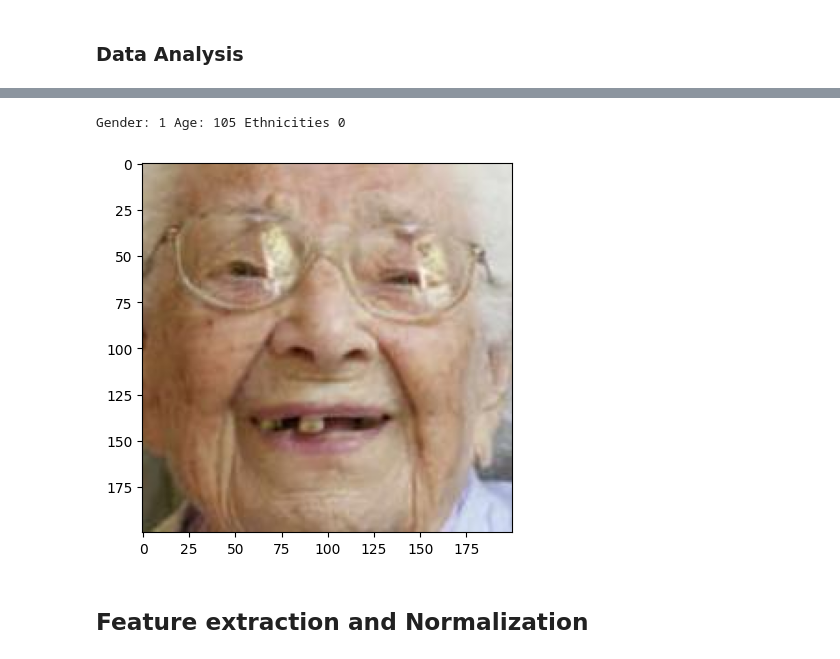
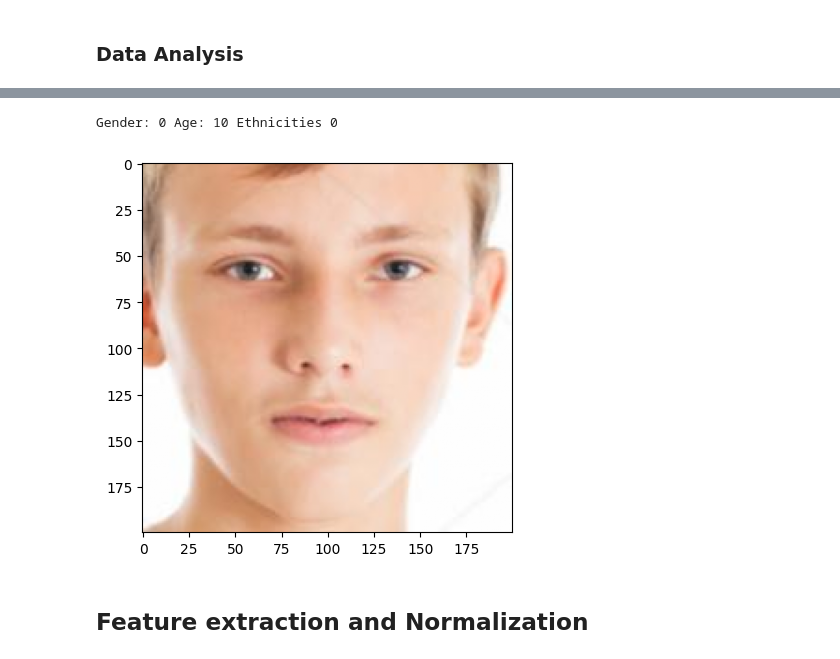
Before and after one commit to ASobreira/Advanced-Machine-Learning, a Jupyter notebook: Project/Project/feature_extraction.ipynb, the cells around one changed output, grey strips where cells are left out. Cells and saved outputs as stored; diff of their text form; code cells hidden in the pictures.

```diff
--- a/Project/Project/feature_extraction.ipynb
+++ b/Project/Project/feature_extraction.ipynb
@@ -52,13 +52,13 @@ ethnicities = []
 counter = 0
 
 for file in files:
-    if counter == 5000:
+    if counter == 500:
         break
 
     image = cv2.imread(path+file)
-    image = cv2.cvtColor(image, cv2.COLOR_RGB2BGR)
+    image = cv2.cvtColor(image, cv2.COLOR_BGR2RGB)
     image = cv2.resize(image, dsize=(200, 200))
-    image = image / 255.0
+    image = image / 255.0 #normalizing values on each point
 
     images.append(image)
     delimit = file.split('_')
@@ -67,8 +67,7 @@ for file in files:
     genders.append(int(delimit[1]))
     # second number is gender (0 for male, 1 for female)
     ethnicities.append(int(delimit[2]))
-    # third number is ethnicity
-    # (0 for white, 1 for black, 2 for asian, 3 for indian, 4 for any other ethnicity)
+    # third number is ethnicity (0 for white, 1 for black, 2 for asian, 3 for indian, 4 for any other ethnicity)
 
     counter += 1
 # %% [markdown]
@@ -116,18 +108,18 @@ Stored 'var_1' (list)
 # %%
 def display(img):
     plt.imshow(img)
     plt.show()
 
-idx = 15
+idx = 25
 if idx < len(images):
     sample = images[idx]
     print("Gender:", genders[idx], "Age:", ages[idx], "Ethnicities", ethnicities[idx])
     display(sample)
 else:
     print(f"Index {idx} is out of range for the list of {len(images)} images")
 # %% [output]
-Gender: 1 Age: 105 Ethnicities 0
+Gender: 0 Age: 10 Ethnicities 0
-[figure, old version]
+[figure, new version]
 # %% [markdown]
 ## Feature extraction and Normalization
 # %% [markdown]
```
Also changed, not shown: parts of 11 cells of this notebook.
